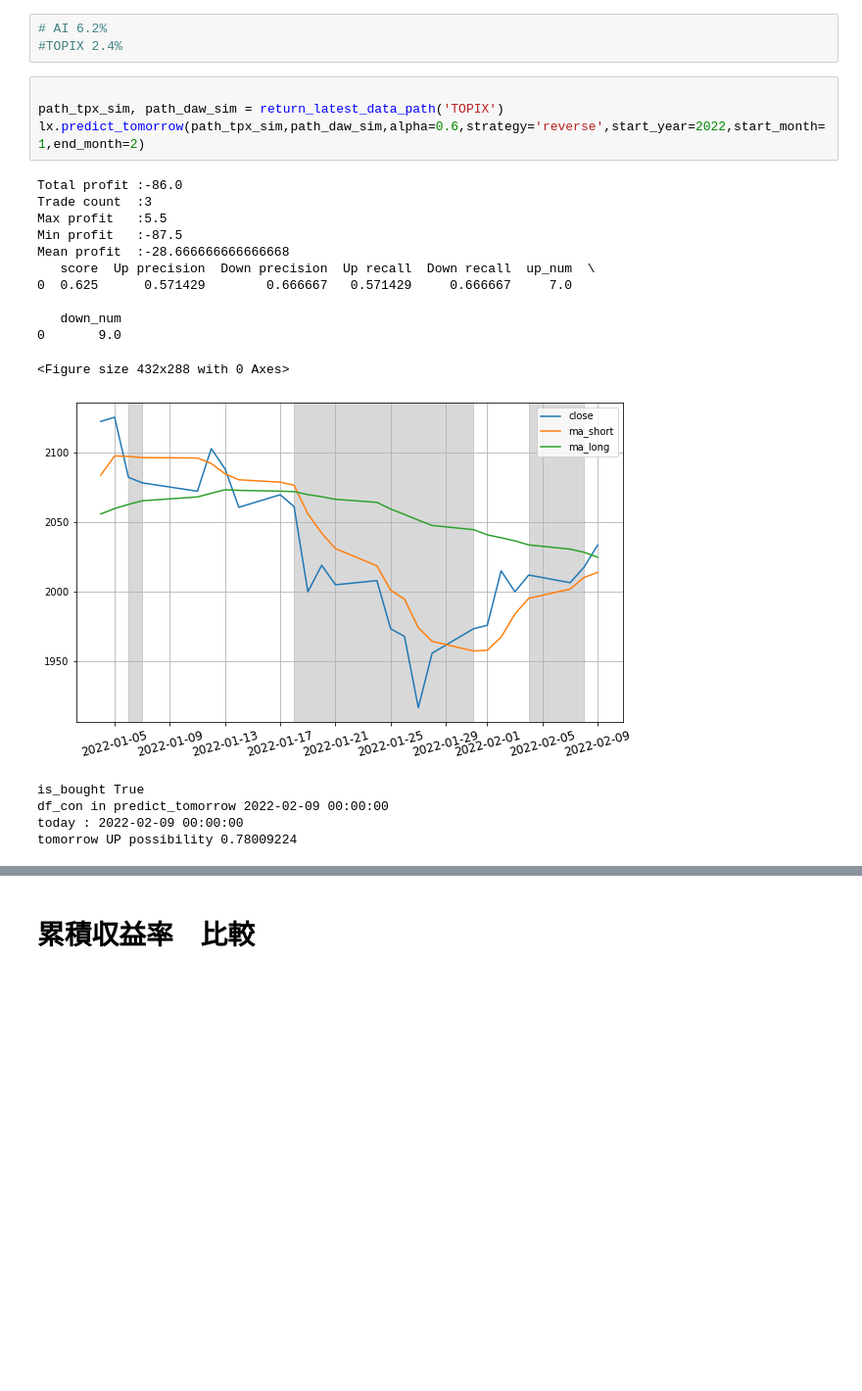
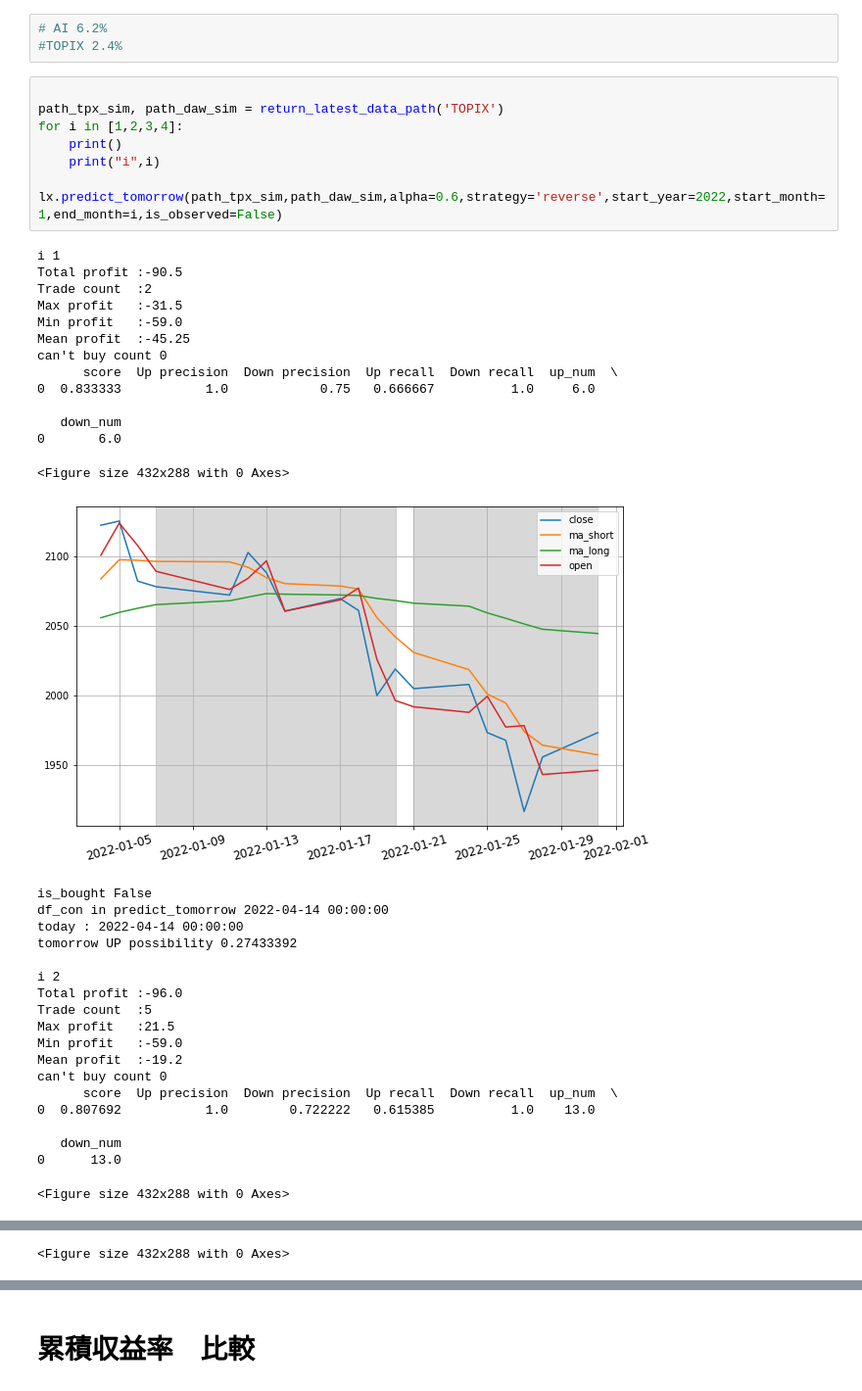
Before and after one commit to yodarjeering/New_XGB, a Jupyter notebook: ResearchFeature.ipynb, the cells around one changed output, grey strips where cells are left out. Shown at 98% size. Cells and saved outputs as stored; diff of their text form; blank space fills up the shorter version.

```diff
--- a/ResearchFeature.ipynb
+++ b/ResearchFeature.ipynb
@@ -1738,21 +1821,40 @@ tomorrow UP possibility 0.3591873
 # %%
 
 path_tpx_sim, path_daw_sim = return_latest_data_path('TOPIX')
-lx.predict_tomorrow(path_tpx_sim,path_daw_sim,alpha=0.6,strategy='reverse',start_year=2022,start_month=1,end_month=2)
+for i in [1,2,3,4]:
+    print()
+    print("i",i)
+    lx.predict_tomorrow(path_tpx_sim,path_daw_sim,alpha=0.6,strategy='reverse',start_year=2022,start_month=1,end_month=i,is_observed=False)
 # %% [output]
-Total profit :-86.0
-Trade count  :3
-Max profit   :5.5
-Min profit   :-87.5
-Mean profit  :-28.666666666666668
-   score  Up precision  Down precision  Up recall  Down recall  up_num  \
-0  0.625      0.571429        0.666667   0.571429     0.666667     7.0
+i 1
+Total profit :-90.5
+Trade count  :2
+Max profit   :-31.5
+Min profit   :-59.0
+Mean profit  :-45.25
+can't buy count 0
+      score  Up precision  Down precision  Up recall  Down recall  up_num  \
+0  0.833333           1.0            0.75   0.666667          1.0     6.0
 
    down_num
-0       9.0
+0       6.0
 <Figure size 432x288 with 0 Axes>
-[figure, old version]
+[figure, new version]
-is_bought True
-df_con in predict_tomorrow 2022-02-09 00:00:00
-today : 2022-02-09 00:00:00
-tomorrow UP possibility 0.78009224
+is_bought False
+df_con in predict_tomorrow 2022-04-14 00:00:00
+today : 2022-04-14 00:00:00
+tomorrow UP possibility 0.27433392
+
+i 2
+Total profit :-96.0
+Trade count  :5
+Max profit   :21.5
+Min profit   :-59.0
+Mean profit  :-19.2
+can't buy count 0
+      score  Up precision  Down precision  Up recall  Down recall  up_num  \
+0  0.807692           1.0        0.722222   0.615385          1.0    13.0
+
+   down_num
+0      13.0
+<Figure size 432x288 with 0 Axes>
@@ -1758,0 +1879 @@ tomorrow UP possibility 0.78009224
+<Figure size 432x288 with 0 Axes>
```
Also changed, not shown: parts of 10 cells of this notebook, 1 other file.
